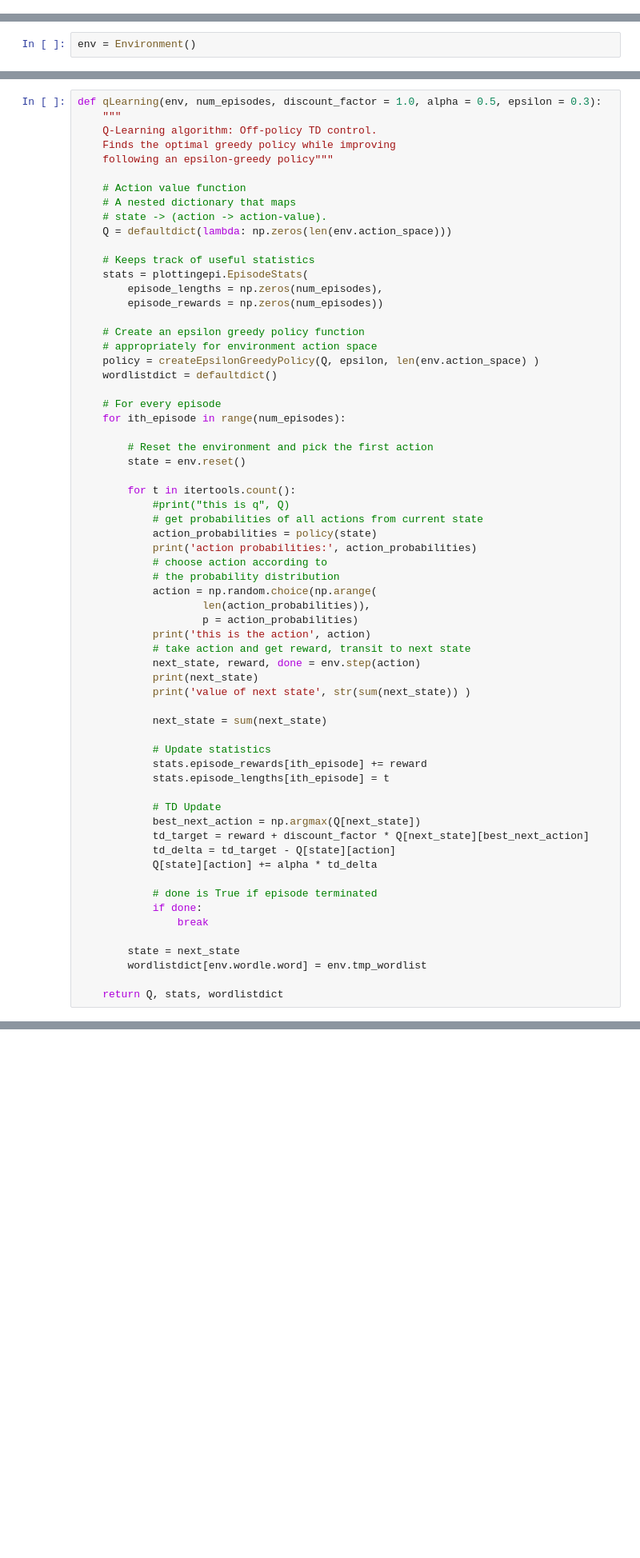
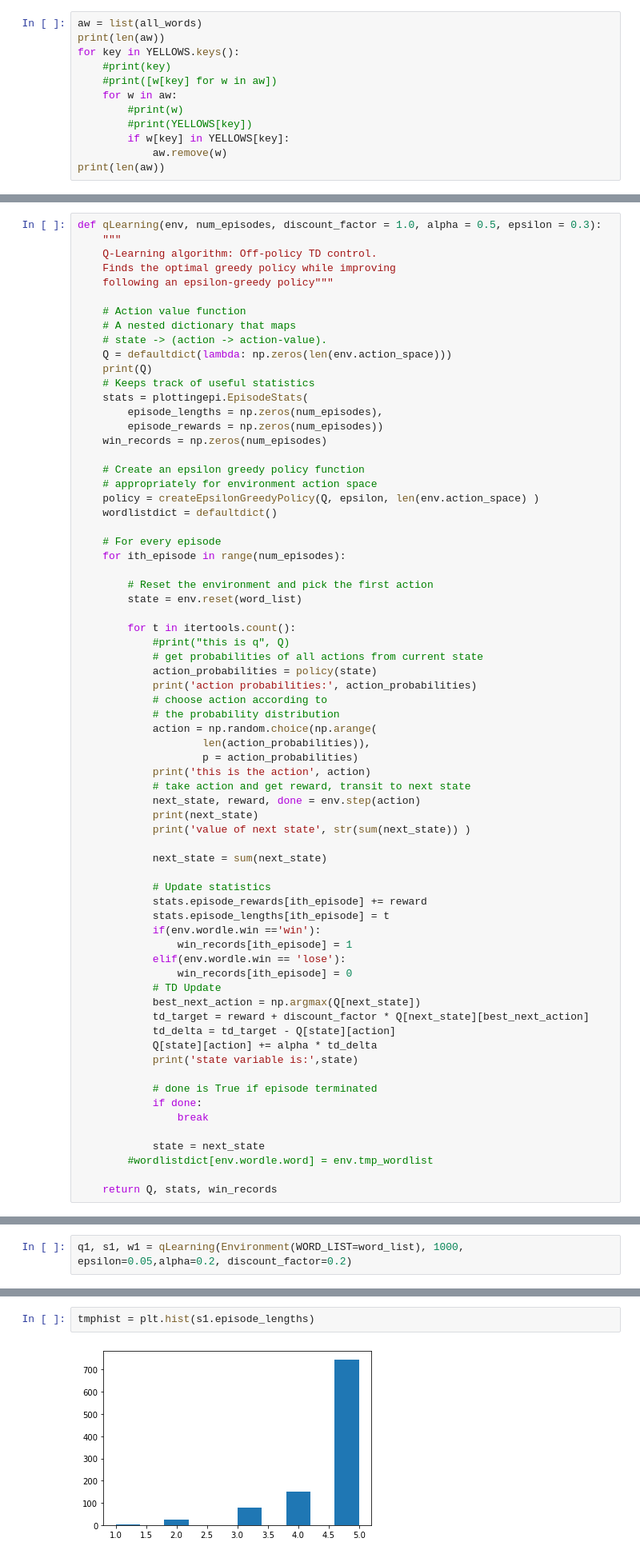
Before and after one commit to benton-anderson/wordle-opt, a Jupyter notebook: notebooks/wordl-player-gym-v0.ipynb, the cells around one changed output, grey strips where cells are left out. Shown at 80% size. Cells and saved outputs as stored; diff of their text form; blank space fills up the shorter version.

```diff
--- a/notebooks/wordl-player-gym-v0.ipynb
+++ b/notebooks/wordl-player-gym-v0.ipynb
@@ -127,0 +205,12 @@ all_words
+# %%
+aw = list(all_words)
+print(len(aw))
+for key in YELLOWS.keys():
+    #print(key)
+    #print([w[key] for w in aw])
+    for w in aw:
+        #print(w)
+        #print(YELLOWS[key])
+        if w[key] in YELLOWS[key]:
+            aw.remove(w)
+print(len(aw))
@@ -315,2 +454,0 @@ import plottingepi
-# %%
-env = Environment()
@@ -333,11 +467,12 @@ def qLearning(env, num_episodes, discount_factor = 1.0, alpha = 0.5, epsilon = 0
     # A nested dictionary that maps
     # state -> (action -> action-value).
     Q = defaultdict(lambda: np.zeros(len(env.action_space)))
-
+    print(Q)
     # Keeps track of useful statistics
     stats = plottingepi.EpisodeStats(
         episode_lengths = np.zeros(num_episodes),
         episode_rewards = np.zeros(num_episodes))
+    win_records = np.zeros(num_episodes)
 
     # Create an epsilon greedy policy function
     # appropriately for environment action space
@@ -348,7 +483,7 @@ def qLearning(env, num_episodes, discount_factor = 1.0, alpha = 0.5, epsilon = 0
     for ith_episode in range(num_episodes):
 
         # Reset the environment and pick the first action
-        state = env.reset()
+        state = env.reset(word_list)
 
         for t in itertools.count():
             #print("this is q", Q)
@@ -371,18 +506,22 @@ def qLearning(env, num_episodes, discount_factor = 1.0, alpha = 0.5, epsilon = 0
             # Update statistics
             stats.episode_rewards[ith_episode] += reward
             stats.episode_lengths[ith_episode] = t
-
+            if(env.wordle.win =='win'):
+                win_records[ith_episode] = 1
+            elif(env.wordle.win == 'lose'):
+                win_records[ith_episode] = 0
             # TD Update
             best_next_action = np.argmax(Q[next_state])
             td_target = reward + discount_factor * Q[next_state][best_next_action]
             td_delta = td_target - Q[state][action]
             Q[state][action] += alpha * td_delta
+            print('state variable is:',state)
 
             # done is True if episode terminated
             if done:
                 break
 
-        state = next_state
-        wordlistdict[env.wordle.word] = env.tmp_wordlist
+            state = next_state
+        #wordlistdict[env.wordle.word] = env.tmp_wordlist
 
-    return Q, stats, wordlistdict
+    return Q, stats, win_records
@@ -408,0 +528,2 @@ value of next state 1
+# %%
+q1, s1, w1 = qLearning(Environment(WORD_LIST=word_list), 1000, epsilon=0.05,alpha=0.2, discount_factor=0.2)
@@ -408,0 +548,4 @@ value of next state 1
+# %%
+tmphist = plt.hist(s1.episode_lengths)
+# %% [output]
+[figure, added]
```
Also changed, not shown: parts of 46 cells of this notebook.
